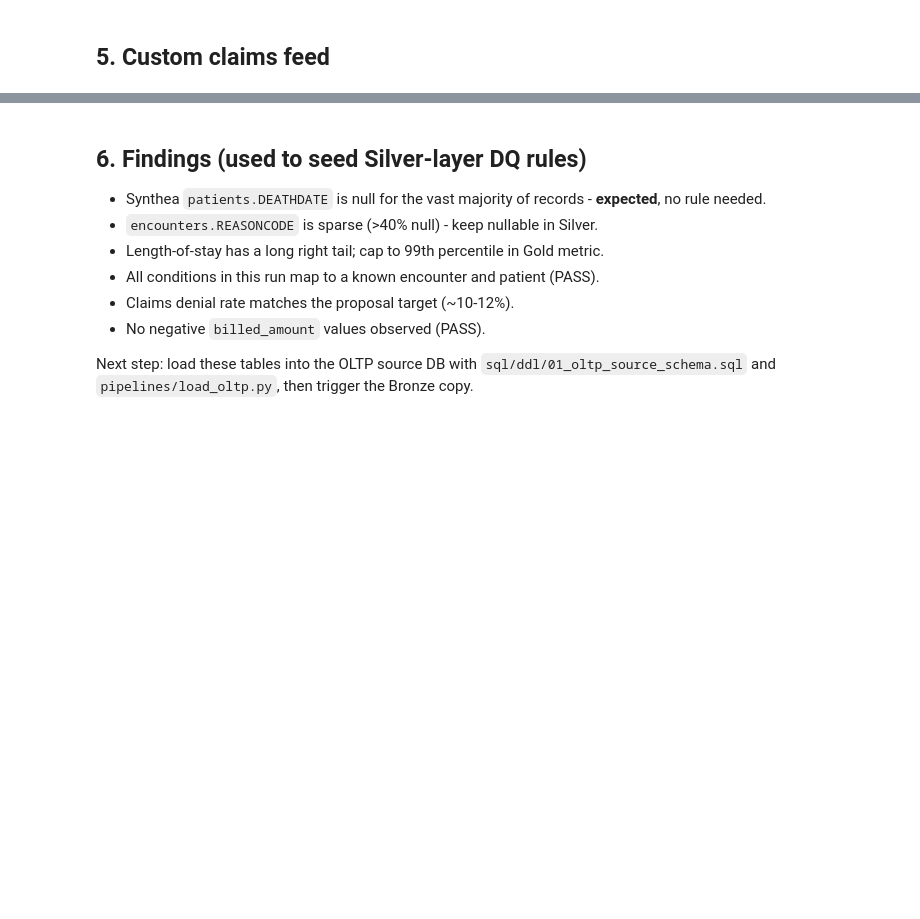
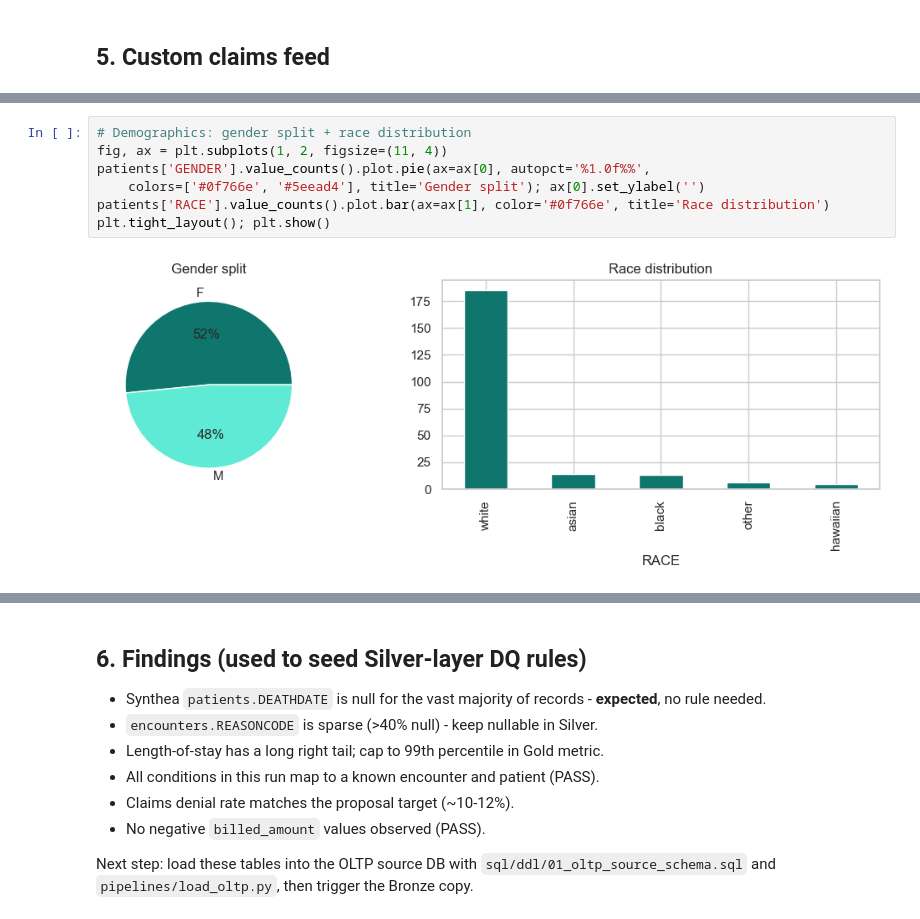
Before and after one commit to ma7moudalysalem/healthcare-data-warehouse, a Jupyter notebook: notebooks/01_eda_synthea.ipynb, the cells around one changed output, grey strips where cells are left out. Cells and saved outputs as stored; diff of their text form; blank space fills up the shorter version.

```diff
--- a/notebooks/01_eda_synthea.ipynb
+++ b/notebooks/01_eda_synthea.ipynb
@@ -105,0 +165,9 @@ else:
+# %%
+# Demographics: gender split + race distribution
+fig, ax = plt.subplots(1, 2, figsize=(11, 4))
+patients['GENDER'].value_counts().plot.pie(ax=ax[0], autopct='%1.0f%%',
+    colors=['#0f766e', '#5eead4'], title='Gender split'); ax[0].set_ylabel('')
+patients['RACE'].value_counts().plot.bar(ax=ax[1], color='#0f766e', title='Race distribution')
+plt.tight_layout(); plt.show()
+# %% [output]
+[figure, added]
```
Also changed, not shown: parts of 21 cells of this notebook, 1 other file.
